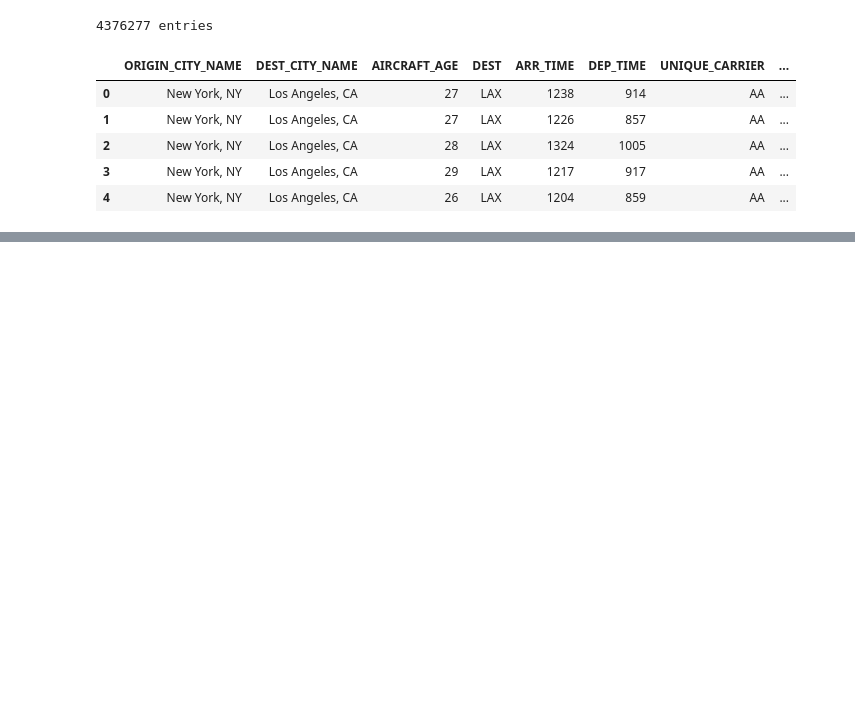
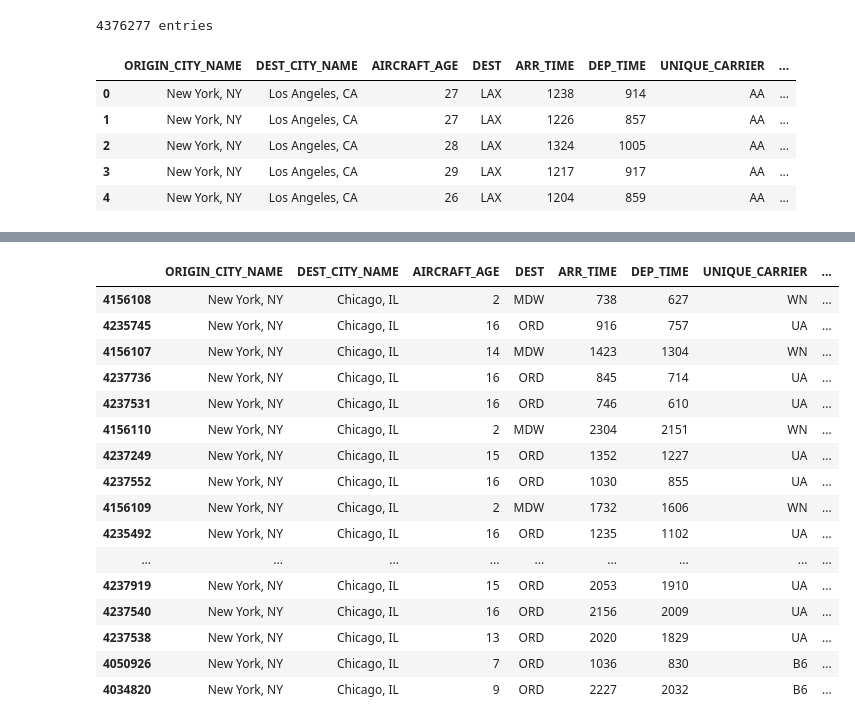
Before and after one commit to LeonhardFS/flightbbq, a Jupyter notebook: LinearModel_Prediction.ipynb, the cells around one changed output, grey strips where cells are left out. Saved outputs shown, nothing was run; the diff lists cells and outputs as text; code cells hidden in the pictures; blank space fills up the shorter version.

Commit message:
update flights (chage dir)

```diff
--- a/LinearModel_Prediction.ipynb
+++ b/LinearModel_Prediction.ipynb
@@ -270,5 +273,25 @@ db2
 dbres = db2.sort('PREDICTED_FLIGHT_TIME').head(6)
 dbres.to_csv('data/best_flights.csv')
 # %%
-dbres2 = db2.sort('PREDICTED_FLIGHT_TIME').iloc[[0, 4, 7, 10, 20, 22]]
+dbres2 = db2.sort('PREDICTED_FLIGHT_TIME')
 dbres2.to_csv('data/some_flights.csv')
+# %%
+db2.sort('PREDICTED_FLIGHT_TIME')
+# %% [output]
+|  | ORIGIN_CITY_NAME | DEST_CITY_NAME | AIRCRAFT_AGE | DEST | ARR_TIME | DEP_TIME | UNIQUE_CARRIER | ... |
+| 4156108 | New York, NY | Chicago, IL | 2 | MDW | 738 | 627 | WN | ... |
+| 4235745 | New York, NY | Chicago, IL | 16 | ORD | 916 | 757 | UA | ... |
+| 4156107 | New York, NY | Chicago, IL | 14 | MDW | 1423 | 1304 | WN | ... |
+| 4237736 | New York, NY | Chicago, IL | 16 | ORD | 845 | 714 | UA | ... |
+| 4237531 | New York, NY | Chicago, IL | 16 | ORD | 746 | 610 | UA | ... |
+| 4156110 | New York, NY | Chicago, IL | 2 | MDW | 2304 | 2151 | WN | ... |
+| 4237249 | New York, NY | Chicago, IL | 15 | ORD | 1352 | 1227 | UA | ... |
+| 4237552 | New York, NY | Chicago, IL | 16 | ORD | 1030 | 855 | UA | ... |
+| 4156109 | New York, NY | Chicago, IL | 2 | MDW | 1732 | 1606 | WN | ... |
+| 4235492 | New York, NY | Chicago, IL | 16 | ORD | 1235 | 1102 | UA | ... |
+| ... | ... | ... | ... | ... | ... | ... | ... | ... |
+| 4237919 | New York, NY | Chicago, IL | 15 | ORD | 2053 | 1910 | UA | ... |
+| 4237540 | New York, NY | Chicago, IL | 16 | ORD | 2156 | 2009 | UA | ... |
+| 4237538 | New York, NY | Chicago, IL | 13 | ORD | 2020 | 1829 | UA | ... |
+| 4050926 | New York, NY | Chicago, IL | 7 | ORD | 1036 | 830 | B6 | ... |
+| 4034820 | New York, NY | Chicago, IL | 9 | ORD | 2227 | 2032 | B6 | ... |
```
Also changed, not shown: parts of 8 cells of this notebook, 4 other files.
